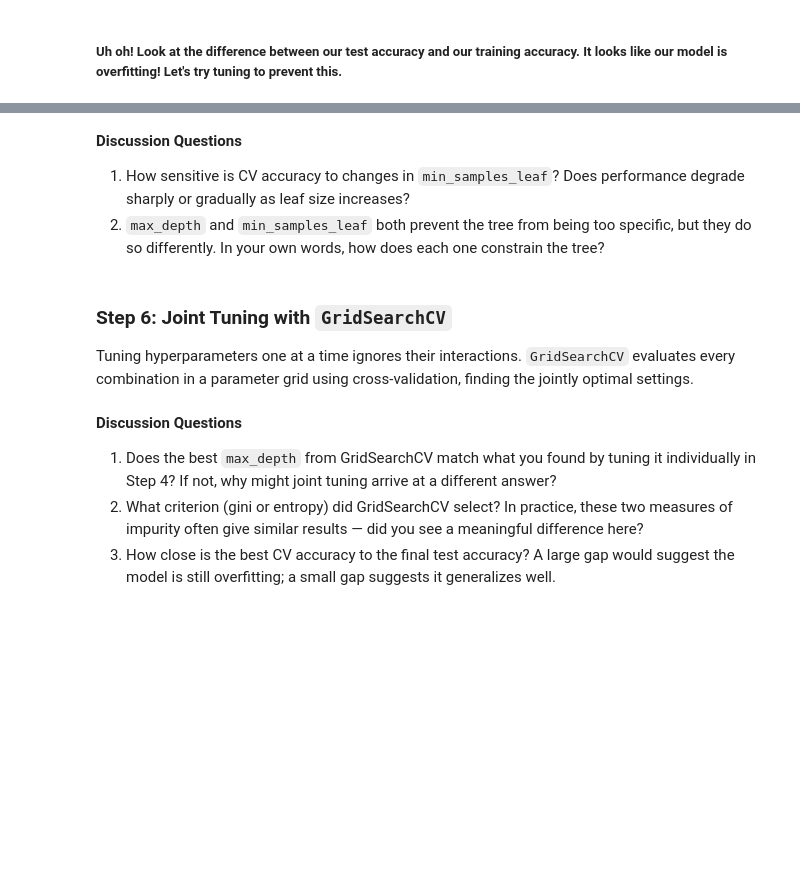
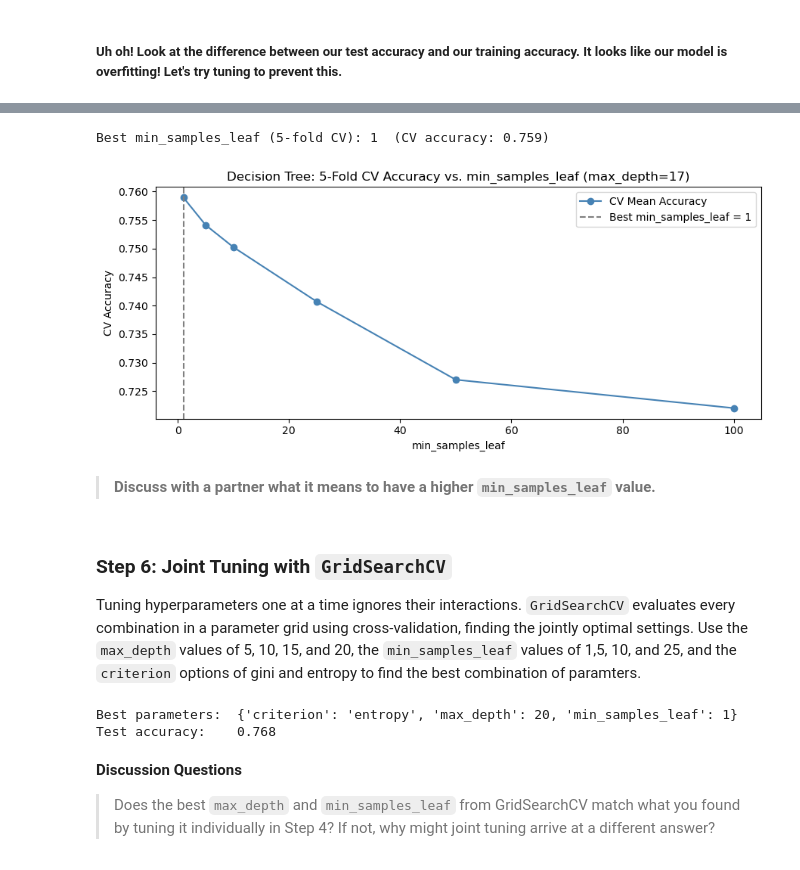
Before and after one commit to MEDS-eds-232/EDS-232-course-website, a Jupyter notebook: lab/lab6.ipynb, the cells around one changed output, grey strips where cells are left out. Saved outputs shown, nothing was run; the diff lists cells and outputs as text; code cells hidden in the pictures; blank space fills up the shorter version.

```diff
--- a/lab/lab6.ipynb
+++ b/lab/lab6.ipynb
@@ -125,38 +122,36 @@ plt.show()
 # %%
 leaf_sizes = [1, 5, 10, 25, 50, 100]
-leaf_cv_means, leaf_cv_stds = [], []
+leaf_cv_means = []
 
 for n in leaf_sizes:
     dt = DecisionTreeClassifier(max_depth=best_depth, min_samples_leaf=n, random_state=42)
     scores = cross_val_score(dt, X_train, y_train, cv=5, scoring='accuracy')
     leaf_cv_means.append(scores.mean())
-    leaf_cv_stds.append(scores.std())
+
 
 leaf_cv_means = np.array(leaf_cv_means)
-leaf_cv_stds  = np.array(leaf_cv_stds)
+
 best_leaf = leaf_sizes[np.argmax(leaf_cv_means)]
 print(f"Best min_samples_leaf (5-fold CV): {best_leaf}  (CV accuracy: {leaf_cv_means.max():.3f})")
 
 plt.figure(figsize=(9, 4))
 plt.plot(leaf_sizes, leaf_cv_means, label='CV Mean Accuracy', marker='o', color='steelblue')
-plt.fill_between(leaf_sizes, leaf_cv_means - leaf_cv_stds, leaf_cv_means + leaf_cv_stds,
-                 alpha=0.2, color='steelblue')
 plt.axvline(best_leaf, color='gray', linestyle='--', label=f'Best min_samples_leaf = {best_leaf}')
 plt.xlabel('min_samples_leaf')
 plt.ylabel('CV Accuracy')
 plt.title(f'Decision Tree: 5-Fold CV Accuracy vs. min_samples_leaf (max_depth={best_depth})')
 plt.legend()
 plt.tight_layout()
 plt.show()
+# %% [output]
+Best min_samples_leaf (5-fold CV): 1  (CV accuracy: 0.759)
+[figure, added]
-# %% [markdown]
-**Discussion Questions**
-
-1. How sensitive is CV accuracy to changes in `min_samples_leaf`? Does performance degrade sharply or gradually as leaf size increases?
-2. `max_depth` and `min_samples_leaf` both prevent the tree from being too specific, but they do so differently. In your own words, how does each one constrain the tree?
+# %% [markdown]
+> **Discuss with a partner what it means to have a higher `min_samples_leaf` value.**
 # %% [markdown]
 ### Step 6: Joint Tuning with `GridSearchCV`
 
-Tuning hyperparameters one at a time ignores their interactions. `GridSearchCV` evaluates every combination in a parameter grid using cross-validation, finding the jointly optimal settings.
+Tuning hyperparameters one at a time ignores their interactions. `GridSearchCV` evaluates every combination in a parameter grid using cross-validation, finding the jointly optimal settings. Use the `max_depth` values of 5, 10, 15, and 20, the `min_samples_leaf` values of 1,5, 10, and 25, and the `criterion` options of gini and entropy to find the best combination of paramters.
 # %%
 param_grid = {
     'max_depth':        [5, 10, 15, 20],
@@ -174,14 +169,14 @@ grid_search = GridSearchCV(
 grid_search.fit(X_train, y_train)
 
 print(f"Best parameters:  {grid_search.best_params_}")
-print(f"Best CV accuracy: {grid_search.best_score_:.3f}")
 
 dt_best = grid_search.best_estimator_
 dt_acc  = accuracy_score(y_test, dt_best.predict(X_test))
 print(f"Test accuracy:    {dt_acc:.3f}")
+# %% [output]
+Best parameters:  {'criterion': 'entropy', 'max_depth': 20, 'min_samples_leaf': 1}
+Test accuracy:    0.768
 # %% [markdown]
 **Discussion Questions**
 
-1. Does the best `max_depth` from GridSearchCV match what you found by tuning it individually in Step 4? If not, why might joint tuning arrive at a different answer?
-2. What criterion (gini or entropy) did GridSearchCV select? In practice, these two measures of impurity often give similar results — did you see a meaningful difference here?
-3. How close is the best CV accuracy to the final test accuracy? A large gap would suggest the model is still overfitting; a small gap suggests it generalizes well.
+> Does the best `max_depth` and `min_samples_leaf` from GridSearchCV match what you found by tuning it individually in Step 4? If not, why might joint tuning arrive at a different answer?
```
Also changed, not shown: parts of 24 cells of this notebook.
